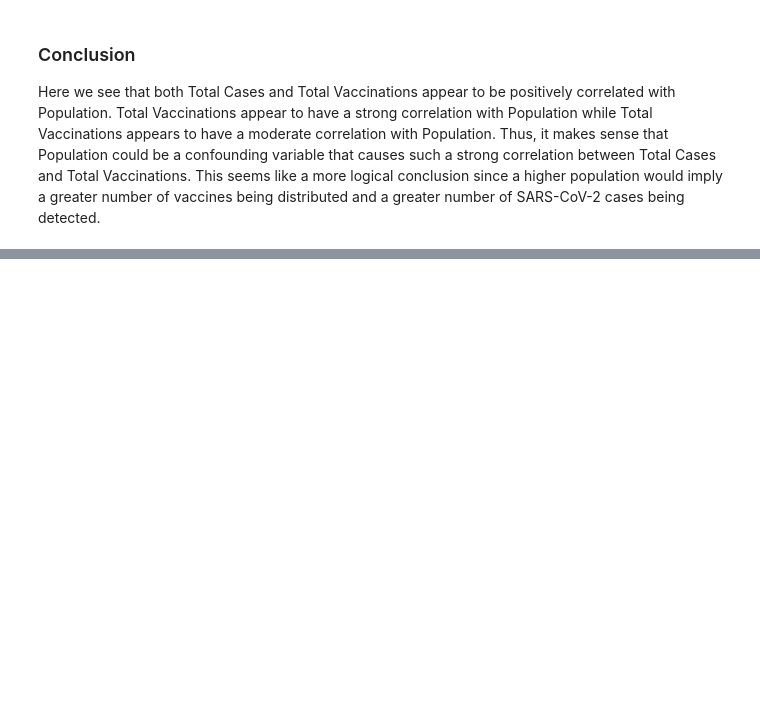
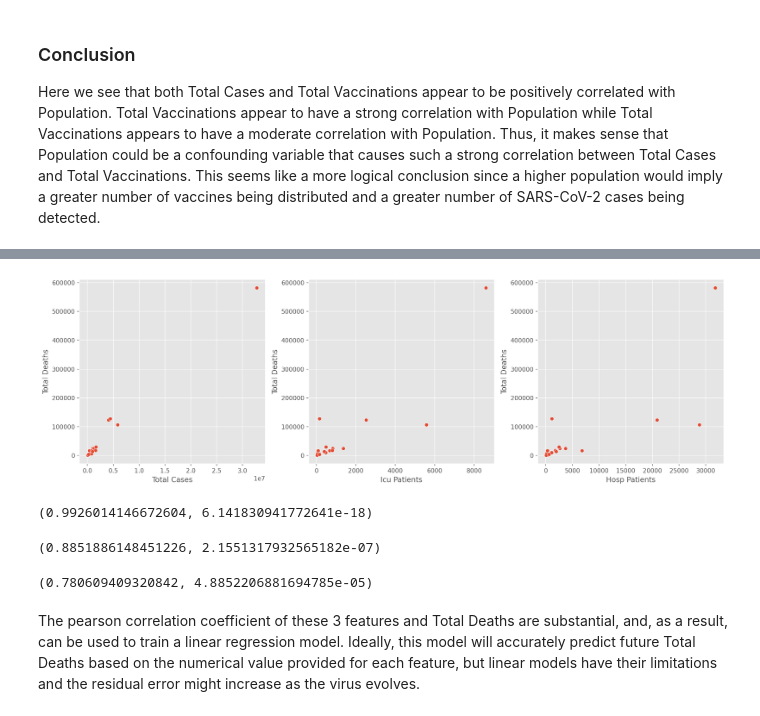
Before and after one commit to RobertJG17/covid-project, a Jupyter notebook: analytics.ipynb, the cells around one changed output, grey strips where cells are left out. Saved outputs shown, nothing was run; the diff lists cells and outputs as text; code cells hidden in the pictures; blank space fills up the shorter version.

Commit message:
Computed Pearson Correlation Coefficients for Various Features Against Total Deaths and Chose Appropriate Features for LR Model

```diff
--- a/analytics.ipynb
+++ b/analytics.ipynb
@@ -409,0 +459,3 @@ Here we see that both Total Cases and Total Vaccinations appear to be positively
+# %%
+linreg_df = countries[["total_cases", "icu_patients", "hosp_patients", "total_deaths"]].dropna(axis=0, subset=["total_cases", "icu_patients", "hosp_patients", "total_deaths"])
+linreg_df
@@ -409,0 +480,33 @@ Here we see that both Total Cases and Total Vaccinations appear to be positively
+# %%
+fig, ax = plt.subplots(nrows=1, ncols=3, figsize=(16,5), dpi=200)
+
+
+feature_labels = ["total_cases", "icu_patients", "hosp_patients"]
+
+for iterator in range(0, len(feature_labels)):
+    sns.scatterplot(x=feature_labels[iterator],
+                    y="total_deaths",
+                    data=linreg_df,
+                    ax=ax[iterator])
+
+    ax[iterator].set_xlabel(feature_labels[iterator].replace('_', ' ').title())
+    ax[iterator].set_ylabel("Total Deaths")
+
+plt.tight_layout()
+plt.show()
+# %% [output]
+[figure, added]
+# %%
+sp.stats.pearsonr(linreg_df.total_cases, linreg_df.total_deaths)
+# %% [output]
+(0.9926014146672604, 6.141830941772641e-18)
+# %%
+sp.stats.pearsonr(linreg_df.icu_patients, linreg_df.total_deaths)
+# %% [output]
+(0.8851886148451226, 2.1551317932565182e-07)
+# %%
+sp.stats.pearsonr(linreg_df.hosp_patients, linreg_df.total_deaths)
+# %% [output]
+(0.780609409320842, 4.8852206881694785e-05)
+# %% [markdown]
+The pearson correlation coefficient of these 3 features and Total Deaths are substantial, and, as a result, can be used to train a linear regression model. Ideally, this model will accurately predict future Total Deaths based on the numerical value provided for each feature, but linear models have their limitations and the residual error might increase as the virus evolves.
```
Also changed, not shown: parts of 22 cells of this notebook.
